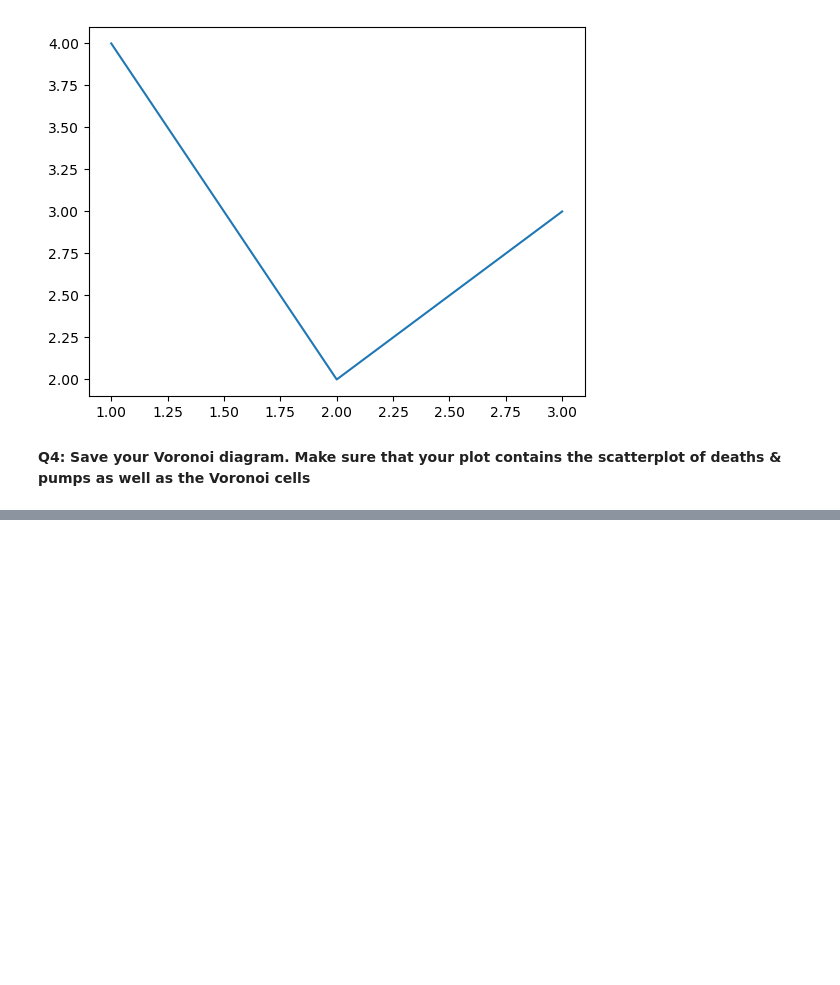
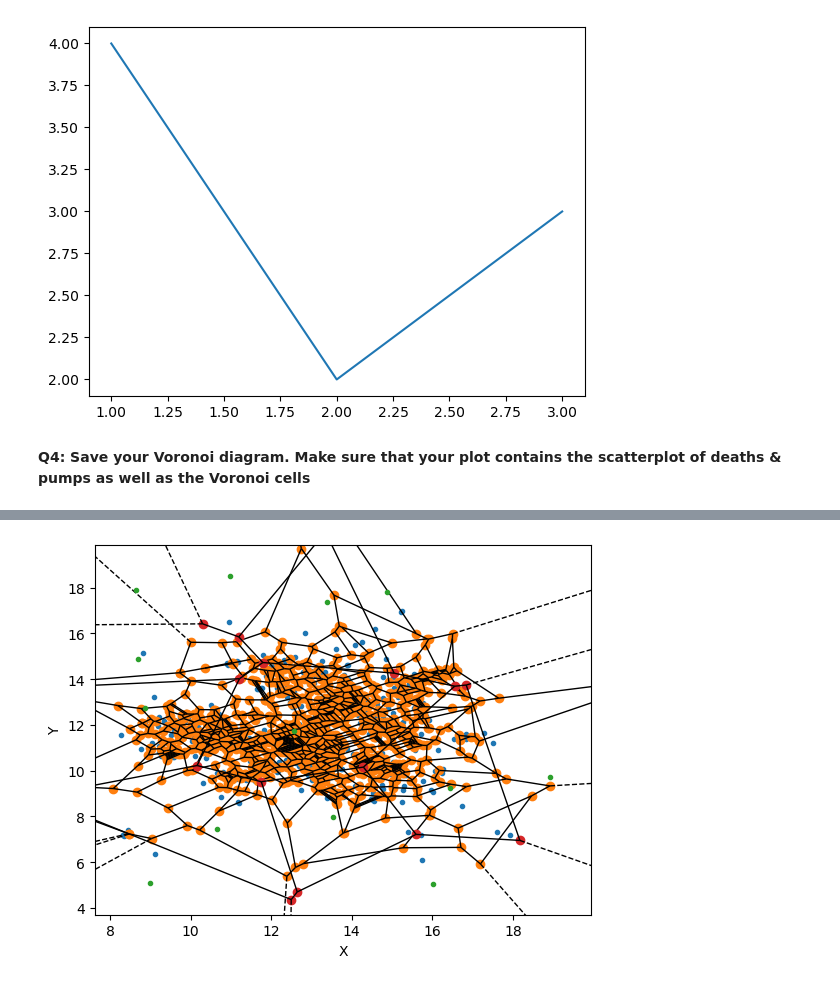
Before and after one commit to miafjensen/Data_visualization_and_analysis_group12, a Jupyter notebook: dsb_s205487.ipynb, the cells around one changed output, grey strips where cells are left out. Cells and saved outputs as stored; diff of their text form; code cells hidden in the pictures; blank space fills up the shorter version.

```diff
--- a/dsb_s205487.ipynb
+++ b/dsb_s205487.ipynb
@@ -316,0 +353,10 @@ plt.savefig('foo.png')
+# %%
+fig, ax2 = plt.subplots()
+
+voronoi_plot_2d(vor_d, ax=ax2)
+voronoi_plot_2d(vor_p, ax=ax2)
+ax2.set(xlabel='X', ylabel='Y')
+plt.savefig('voronoi_combined.png')
+plt.show()
+# %% [output]
+[figure, added]
```
Also changed, not shown: parts of 6 cells of this notebook, 4 other files.
